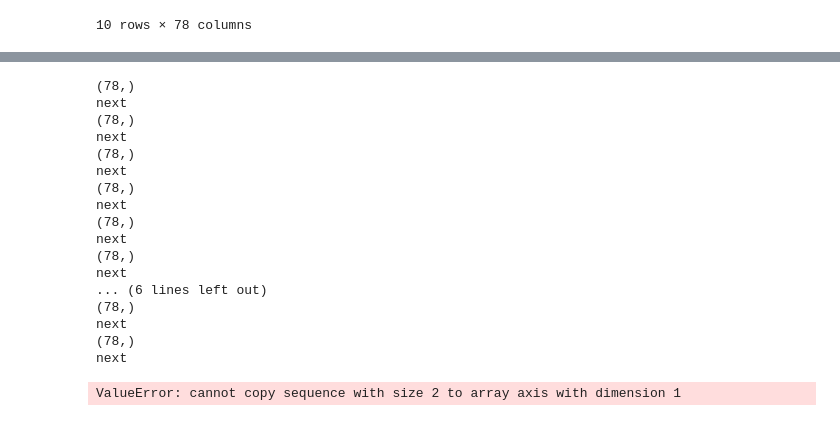
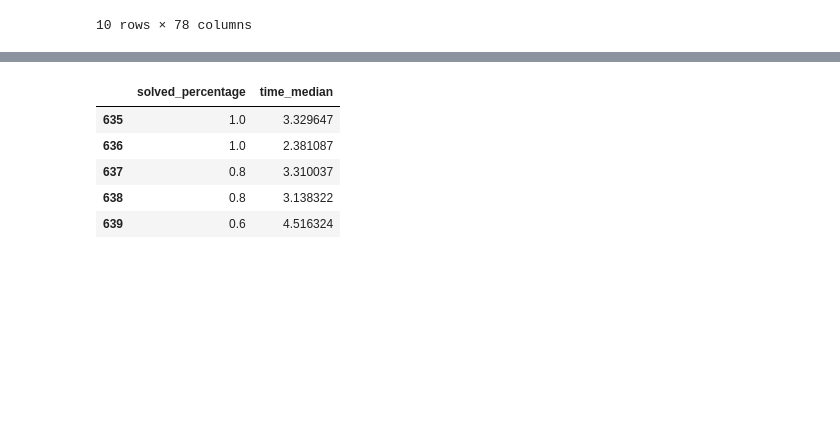
Before and after one commit to adaptive-learning/flocs-analyses, a Jupyter notebook: difficulty_classification/Difficulty Classification.ipynb, the cells around one changed output, grey strips where cells are left out. Saved outputs shown, nothing was run; the diff lists cells and outputs as text; code cells hidden in the pictures; blank space fills up the shorter version.

```diff
--- a/difficulty_classification/Difficulty Classification.ipynb
+++ b/difficulty_classification/Difficulty Classification.ipynb
@@ -122,26 +104,0 @@ train_order.groupby(level=0).apply(map_student_to_events)
-# %%
-def map_student_to_events(row):
-    print(row.shape)
-    print('next')
-    return pd.DataFrame({'x': [0], 'y': [1]})
-
-train_order.apply(map_student_to_events, axis=1)
-# %% [output]
-(78,)
-next
-(78,)
-next
-(78,)
-next
-(78,)
-next
-(78,)
-next
-(78,)
-next
-... (6 lines left out)
-(78,)
-next
-(78,)
-next
-ValueError: cannot copy sequence with size 2 to array axis with dimension 1
@@ -150,0 +105,13 @@ train_targets
+# %%
+task_features = pd.DataFrame({
+  'time_median': train_times.median(),
+  'solved_percentage': train_times.count() / len(train_times)
+})
+task_features.head()
+# %% [output]
+|  | solved_percentage | time_median |
+| 635 | 1.0 | 3.329647 |
+| 636 | 1.0 | 2.381087 |
+| 637 | 0.8 | 3.310037 |
+| 638 | 0.8 | 3.138322 |
+| 639 | 0.6 | 4.516324 |
```
Also changed, not shown: parts of 9 cells of this notebook.
